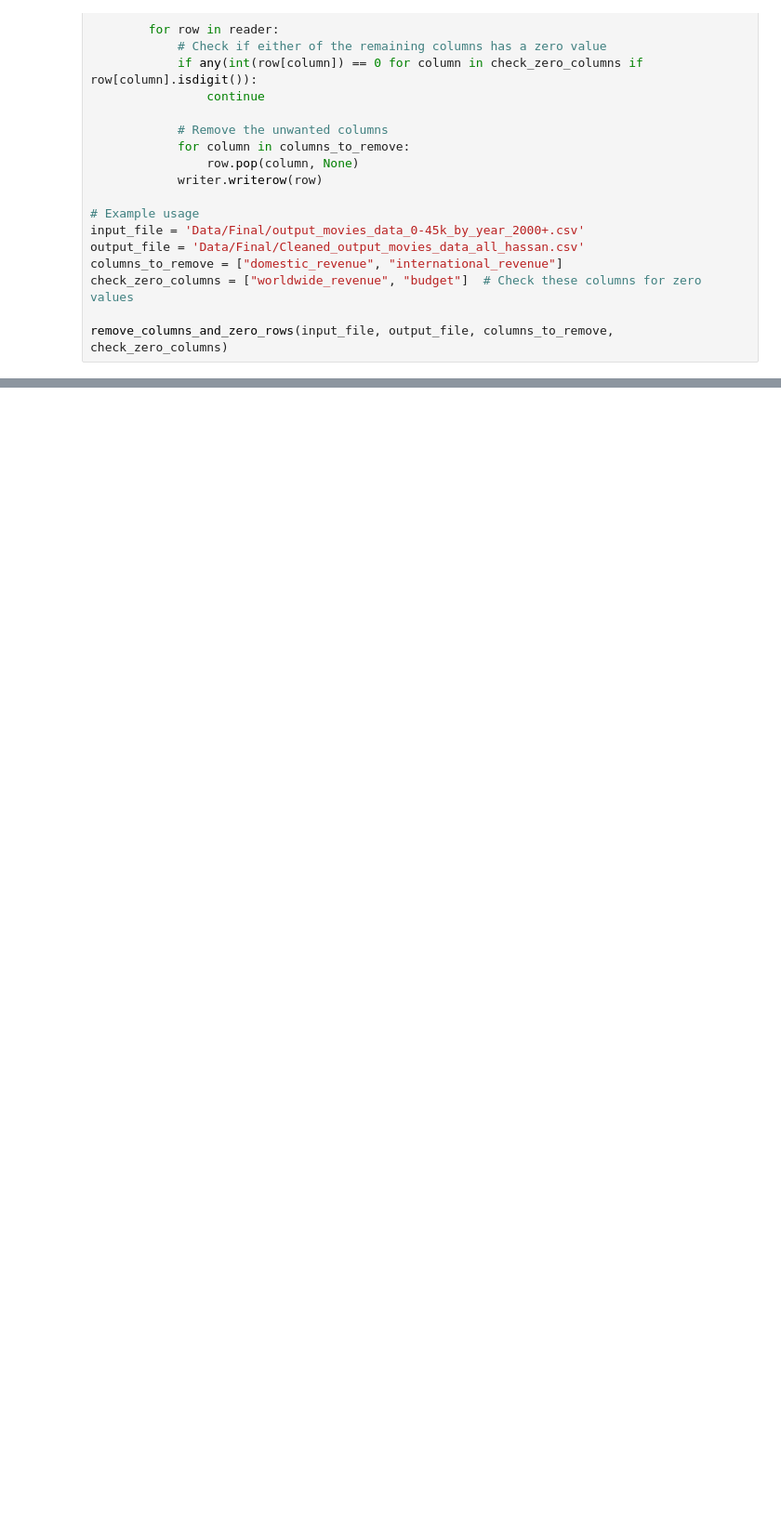
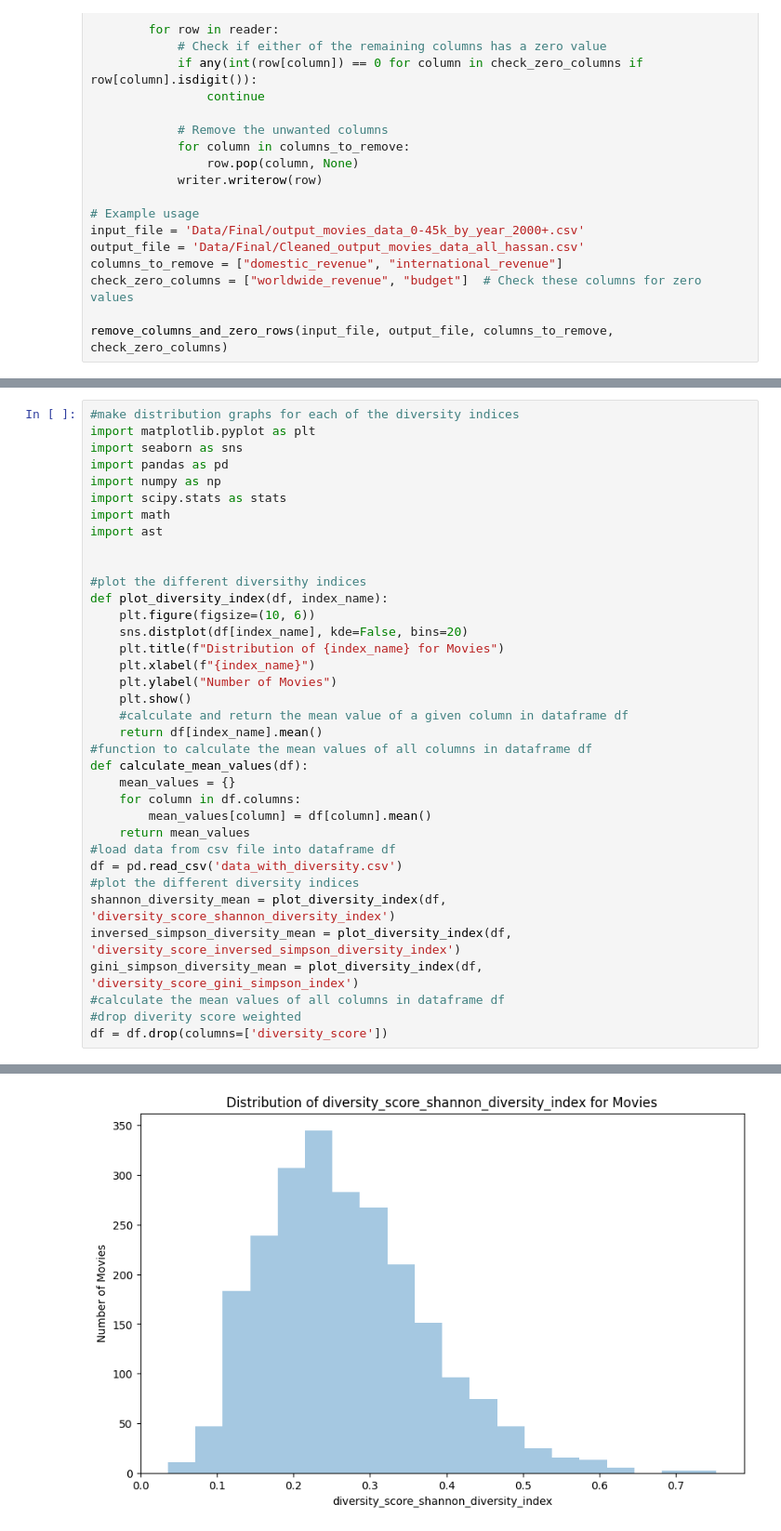
Before and after one commit to Dev-Kalavadia/CSS-Final-Project, a Jupyter notebook: box_office.ipynb, the cells around one changed output, grey strips where cells are left out. Shown at 93% size. Drawn from its saved outputs; the diff is of its cells as text; blank space fills up the shorter version.

```diff
--- a/box_office.ipynb
+++ b/box_office.ipynb
@@ -378,0 +289,37 @@ Correlation between diversity score and profitability: 0.09182189721854701
+# %%
+#make distribution graphs for each of the diversity indices
+import matplotlib.pyplot as plt
+import seaborn as sns
+import pandas as pd
+import numpy as np
+import scipy.stats as stats
+import math
+import ast
+
+
+#plot the different diversithy indices
+def plot_diversity_index(df, index_name):
+    plt.figure(figsize=(10, 6))
+    sns.distplot(df[index_name], kde=False, bins=20)
+    plt.title(f"Distribution of {index_name} for Movies")
+    plt.xlabel(f"{index_name}")
+    plt.ylabel("Number of Movies")
+    plt.show()
+    #calculate and return the mean value of a given column in dataframe df
+    return df[index_name].mean()
+#function to calculate the mean values of all columns in dataframe df
+def calculate_mean_values(df):
+    mean_values = {}
+    for column in df.columns:
+        mean_values[column] = df[column].mean()
+    return mean_values
+#load data from csv file into dataframe df
+df = pd.read_csv('data_with_diversity.csv')
+#plot the different diversity indices
+shannon_diversity_mean = plot_diversity_index(df, 'diversity_score_shannon_diversity_index')
+inversed_simpson_diversity_mean = plot_diversity_index(df, 'diversity_score_inversed_simpson_diversity_index')
+gini_simpson_diversity_mean = plot_diversity_index(df, 'diversity_score_gini_simpson_index')
+#calculate the mean values of all columns in dataframe df
+#drop diverity score weighted
+df = df.drop(columns=['diversity_score'])
+# %% [output]
@@ -378,0 +335 @@ Correlation between diversity score and profitability: 0.09182189721854701
+[figure, added]
```
Also changed, not shown: parts of 17 cells of this notebook, 17 other files.
